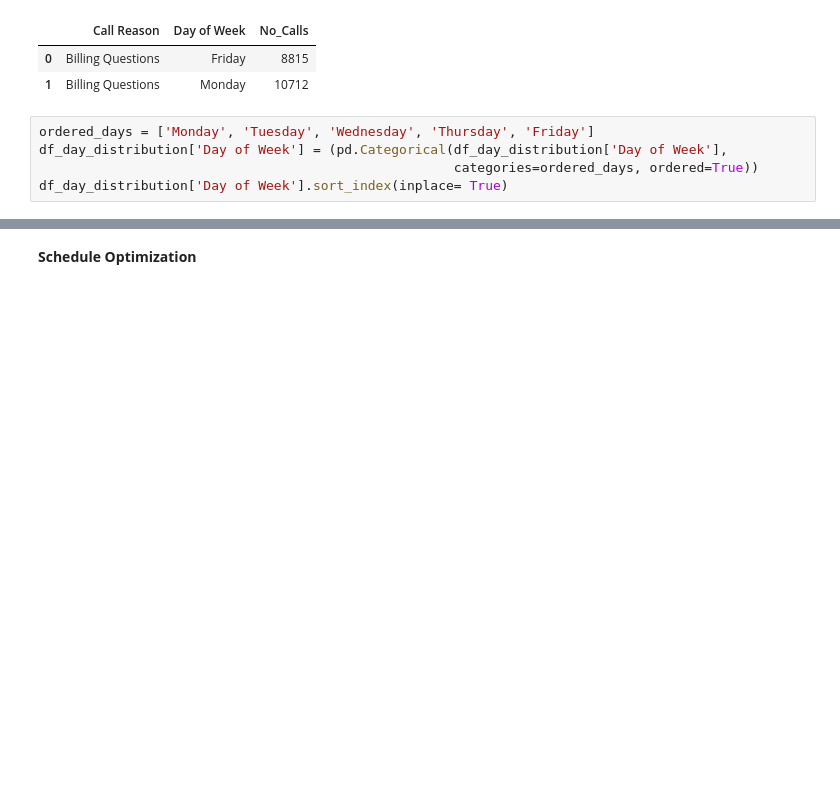
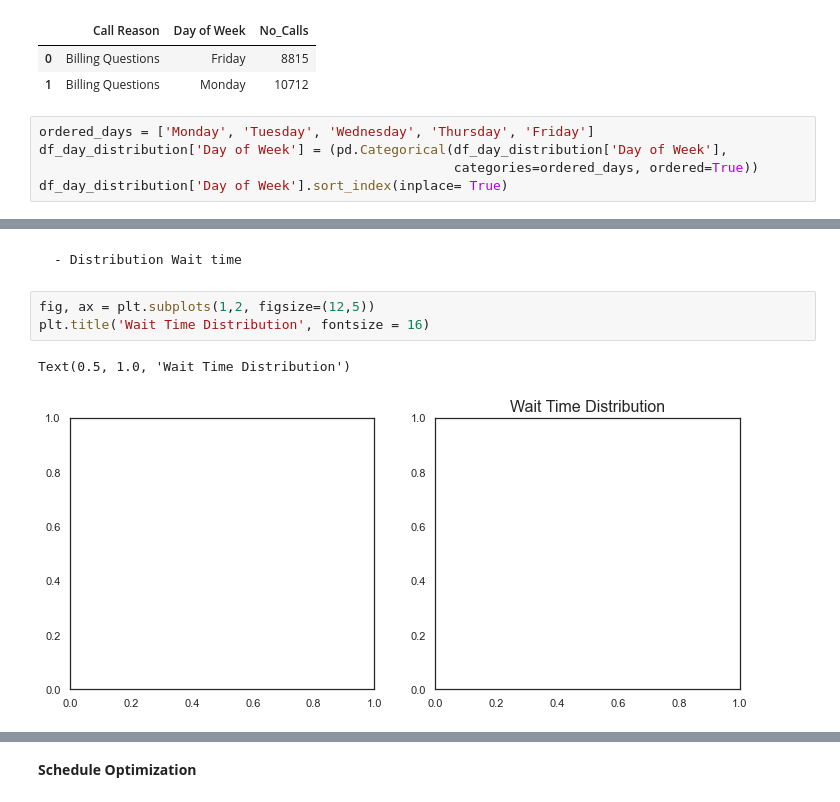
Before and after one commit to diana-kungu/RWDF, a Jupyter notebook: Call Center Operations Analytics/call_center.ipynb, the cells around one changed output, grey strips where cells are left out. Cells and saved outputs as stored; diff of their text form; blank space fills up the shorter version.

```diff
--- a/Call Center Operations Analytics/call_center.ipynb
+++ b/Call Center Operations Analytics/call_center.ipynb
@@ -248,0 +270,8 @@ plt.show()
+# %% [markdown]
+    - Distribution Wait time
+# %%
+fig, ax = plt.subplots(1,2, figsize=(12,5))
+plt.title('Wait Time Distribution', fontsize = 16)
+# %% [output]
+Text(0.5, 1.0, 'Wait Time Distribution')
+[figure, added]
```
Also changed, not shown: parts of 11 cells of this notebook.
